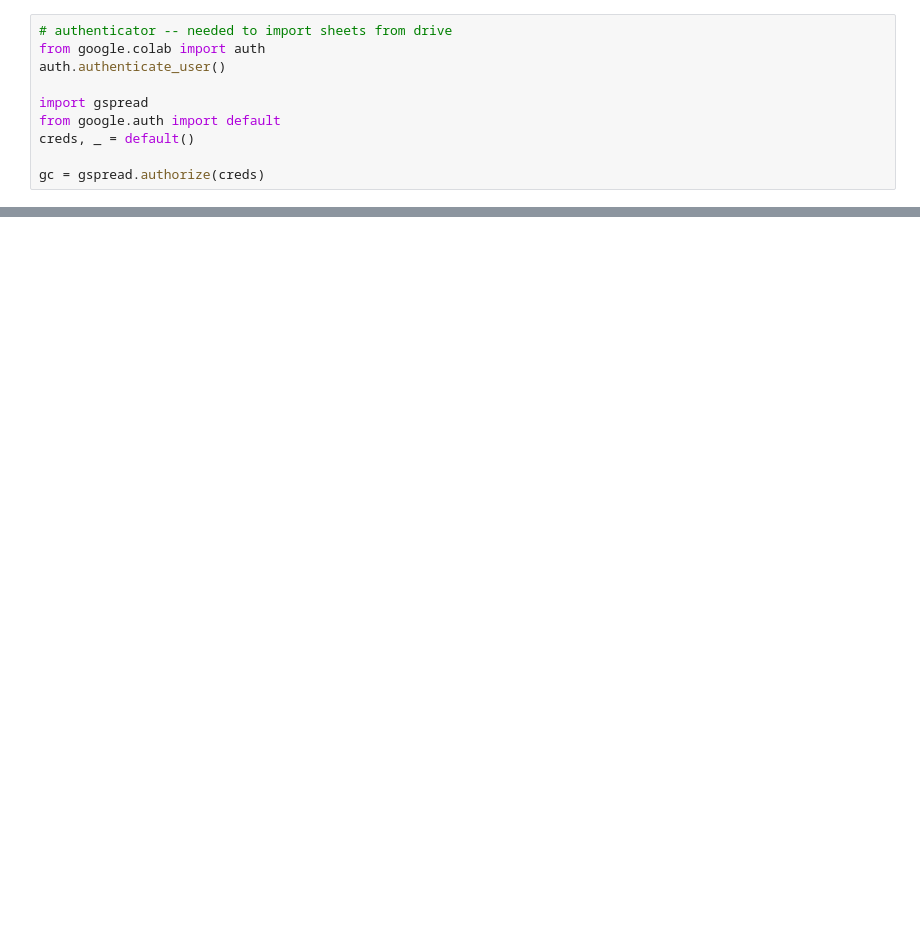
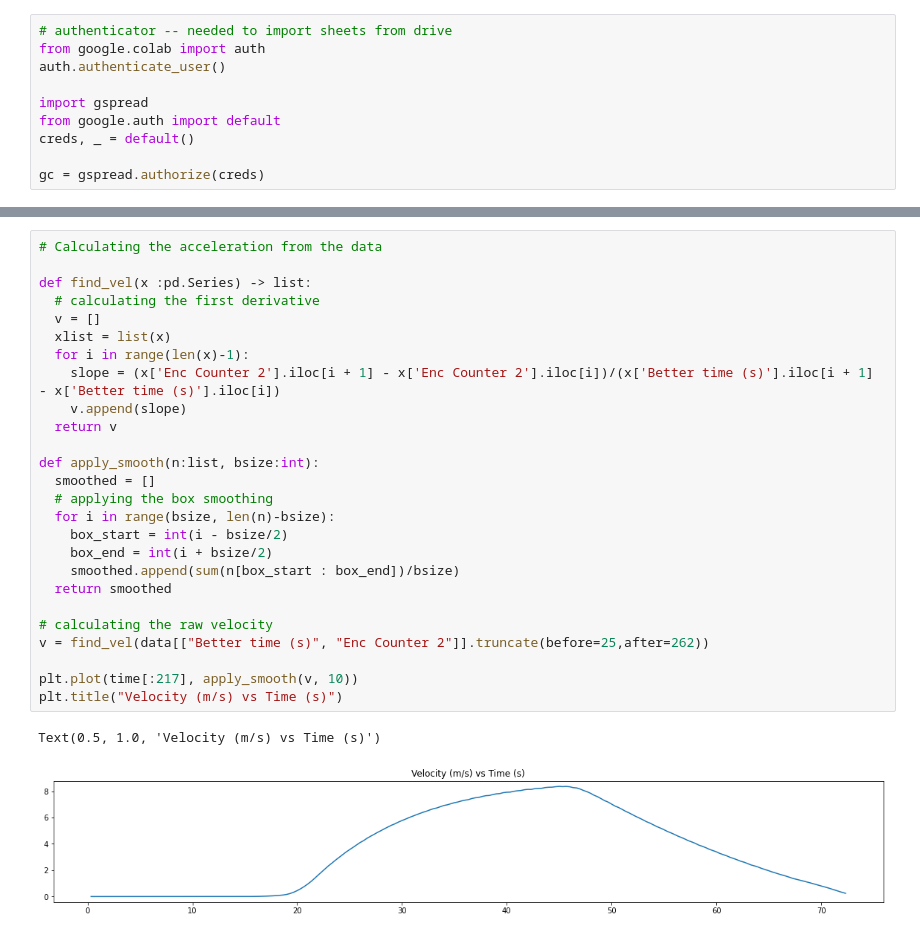
Before and after one commit to waterloop/propulsion-misc, a Jupyter notebook: RCommExtractor/Roboteq_Commutation_Extraction.ipynb, the cells around one changed output, grey strips where cells are left out. Cells and saved outputs as stored; diff of their text form; blank space fills up the shorter version.

```diff
--- a/RCommExtractor/Roboteq_Commutation_Extraction.ipynb
+++ b/RCommExtractor/Roboteq_Commutation_Extraction.ipynb
@@ -41,0 +71,29 @@ plt.plot(time,supplied_volts)
+# %%
+# Calculating the acceleration from the data
+
+def find_vel(x :pd.Series) -> list:
+  # calculating the first derivative
+  v = []
+  xlist = list(x)
+  for i in range(len(x)-1):
+    slope = (x['Enc Counter 2'].iloc[i + 1] - x['Enc Counter 2'].iloc[i])/(x['Better time (s)'].iloc[i + 1] - x['Better time (s)'].iloc[i])
+    v.append(slope)
+  return v
+
+def apply_smooth(n:list, bsize:int):
+  smoothed = []
+  # applying the box smoothing
+  for i in range(bsize, len(n)-bsize):
+    box_start = int(i - bsize/2)
+    box_end = int(i + bsize/2)
+    smoothed.append(sum(n[box_start : box_end])/bsize)
+  return smoothed
+
+# calculating the raw velocity
+v = find_vel(data[["Better time (s)", "Enc Counter 2"]].truncate(before=25,after=262))
+
+plt.plot(time[:217], apply_smooth(v, 10))
+plt.title("Velocity (m/s) vs Time (s)")
+# %% [output]
+Text(0.5, 1.0, 'Velocity (m/s) vs Time (s)')
+[figure, added]
```
Also changed, not shown: parts of 10 cells of this notebook, 2 other files.
